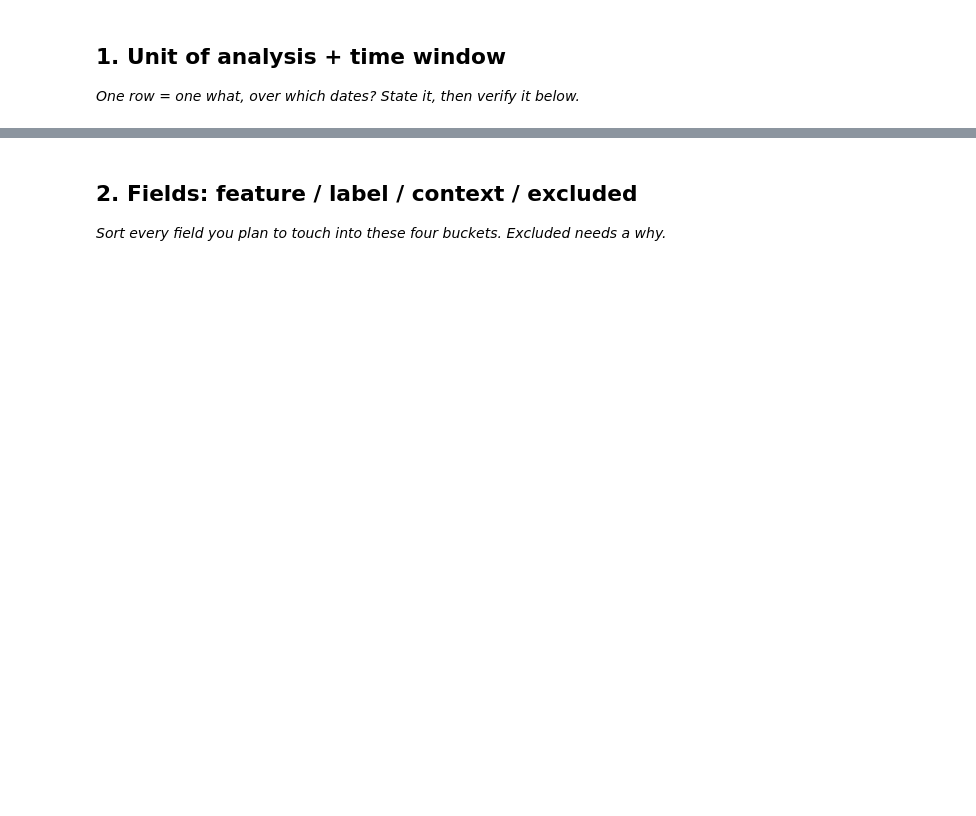
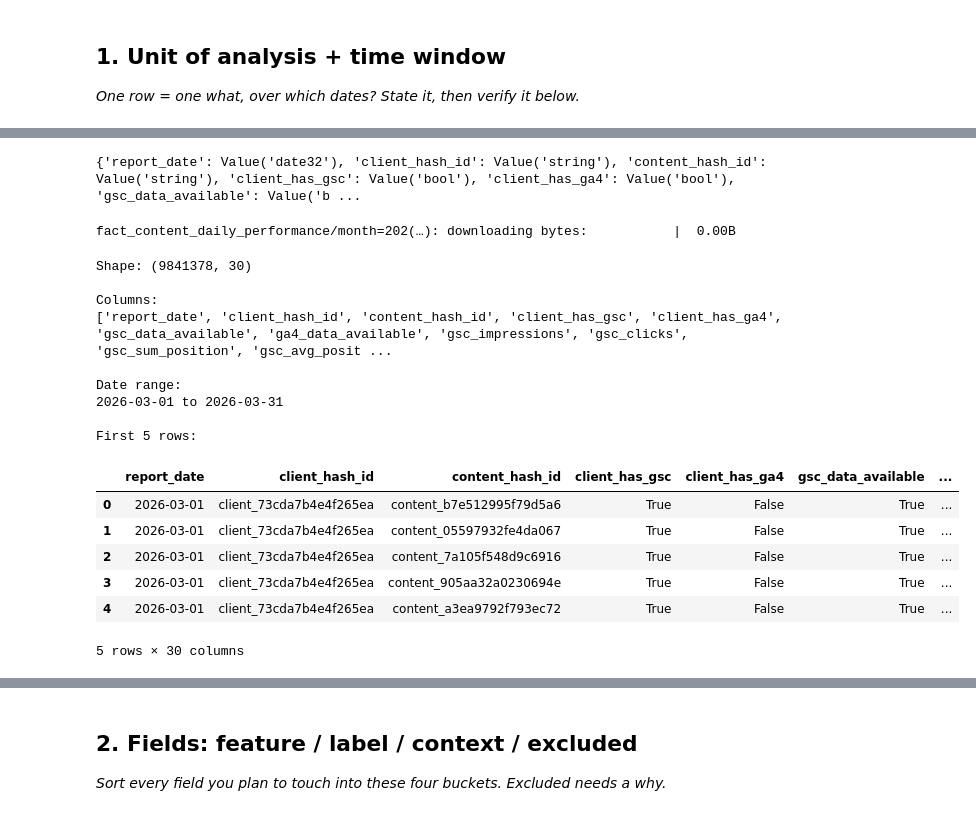
Before and after one commit to MotazSameh/flyrank-ml-internship, a Jupyter notebook: work/notebooks/w03_data_contract.ipynb, the cells around one changed output, grey strips where cells are left out. Saved outputs shown, nothing was run; the diff lists cells and outputs as text; code cells hidden in the pictures; blank space fills up the shorter version.

```diff
--- a/work/notebooks/w03_data_contract.ipynb
+++ b/work/notebooks/w03_data_contract.ipynb
@@ -15,0 +38,45 @@ This skeleton is yours to fill. Work the sections **in order** — each one has
+# %%
+stream = daily["train"]
+
+print(stream.features)
+# %% [output]
+{'report_date': Value('date32'), 'client_hash_id': Value('string'), 'content_hash_id': Value('string'), 'client_has_gsc': Value('bool'), 'client_has_ga4': Value('bool'), 'gsc_data_available': Value('b ...
+# %%
+from huggingface_hub import hf_hub_download
+import pandas as pd
+
+march_file = hf_hub_download(
+    repo_id="FlyRank/internship-warehouse",
+    repo_type="dataset",
+    filename="fact_content_daily_performance/month=2026-03/data_0.parquet"
+)
+
+df_march = pd.read_parquet(march_file)
+
+print("Shape:", df_march.shape)
+print("\nColumns:")
+print(df_march.columns.tolist())
+
+print("\nDate range:")
+print(df_march["report_date"].min(), "to", df_march["report_date"].max())
+
+print("\nFirst 5 rows:")
+display(df_march.head())
+# %% [output]
+fact_content_daily_performance/month=202(…): downloading bytes:           |  0.00B
+Shape: (9841378, 30)
+
+Columns:
+['report_date', 'client_hash_id', 'content_hash_id', 'client_has_gsc', 'client_has_ga4', 'gsc_data_available', 'ga4_data_available', 'gsc_impressions', 'gsc_clicks', 'gsc_sum_position', 'gsc_avg_posit ...
+
+Date range:
+2026-03-01 to 2026-03-31
+
+First 5 rows:
+|  | report_date | client_hash_id | content_hash_id | client_has_gsc | client_has_ga4 | gsc_data_available | ... |
+| 0 | 2026-03-01 | client_73cda7b4e4f265ea | content_b7e512995f79d5a6 | True | False | True | ... |
+| 1 | 2026-03-01 | client_73cda7b4e4f265ea | content_05597932fe4da067 | True | False | True | ... |
+| 2 | 2026-03-01 | client_73cda7b4e4f265ea | content_7a105f548d9c6916 | True | False | True | ... |
+| 3 | 2026-03-01 | client_73cda7b4e4f265ea | content_905aa32a0230694e | True | False | True | ... |
+| 4 | 2026-03-01 | client_73cda7b4e4f265ea | content_a3ea9792f793ec72 | True | False | True | ... |
+5 rows × 30 columns
```
Also changed, not shown: parts of 22 cells of this notebook.
